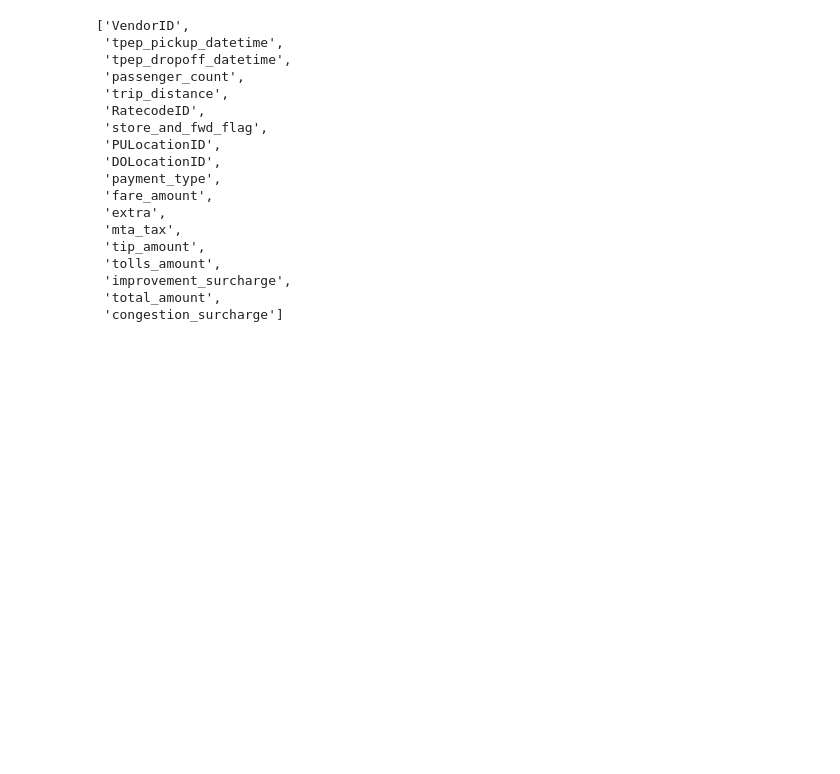
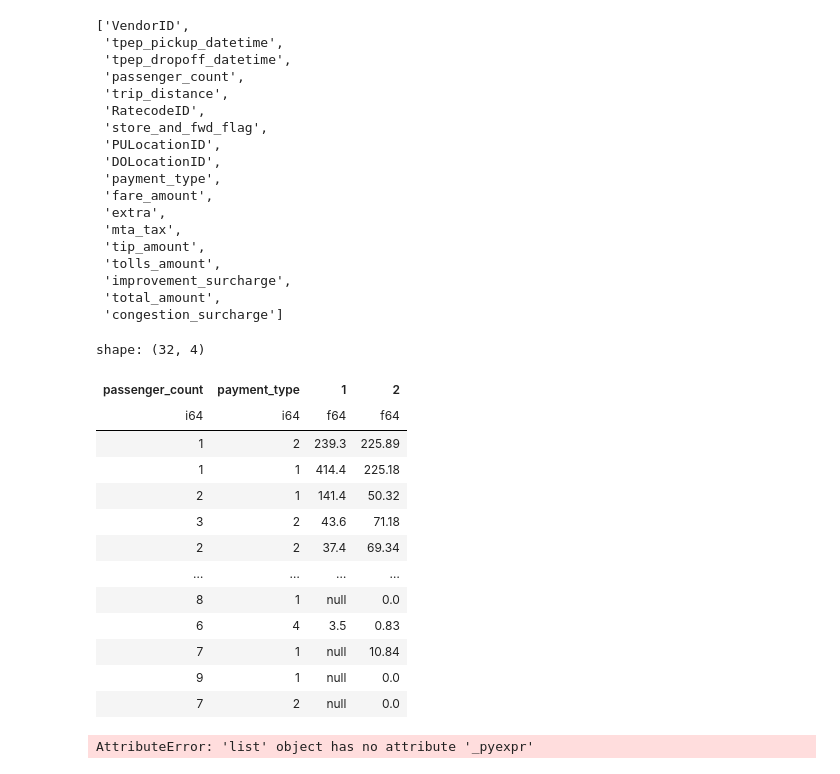
Before and after one commit to opagani/2024-08Aug-25-polars, a Jupyter notebook: LernerPython - 2024-08Aug-25-polars.ipynb, the cells around one changed output. Cells and saved outputs as stored; diff of their text form; code cells hidden in the pictures; blank space fills up the shorter version.

```diff
--- a/LernerPython - 2024-08Aug-25-polars.ipynb
+++ b/LernerPython - 2024-08Aug-25-polars.ipynb
@@ -1439,11 +1439,39 @@ df.columns
 # %%
 (
     df
     .filter(
         ~pl.col('VendorID').is_null()
     )
     .pivot(on='VendorID',
-           index='passenger_count',
+           index=['passenger_count', 'payment_type'],
            values='trip_distance',
            aggregate_function='max')
 )
+# %% [output]
+shape: (32, 4)
+| passenger_count | payment_type | 1 | 2 |
+| i64 | i64 | f64 | f64 |
+| 1 | 2 | 239.3 | 225.89 |
+| 1 | 1 | 414.4 | 225.18 |
+| 2 | 1 | 141.4 | 50.32 |
+| 3 | 2 | 43.6 | 71.18 |
+| 2 | 2 | 37.4 | 69.34 |
+| … | … | … | … |
+| 8 | 1 | null | 0.0 |
+| 6 | 4 | 3.5 | 0.83 |
+| 7 | 1 | null | 10.84 |
+| 9 | 1 | null | 0.0 |
+| 7 | 2 | null | 0.0 |
+# %%
+(
+    df
+    .filter(
+        ~pl.col('VendorID').is_null()
+    )
+    .pivot(on='VendorID',
+           index='passenger_count',
+           values='trip_distance',
+           aggregate_function=[pl.mean, pl.max])
+)
+# %% [output]
+AttributeError: 'list' object has no attribute '_pyexpr'
```
